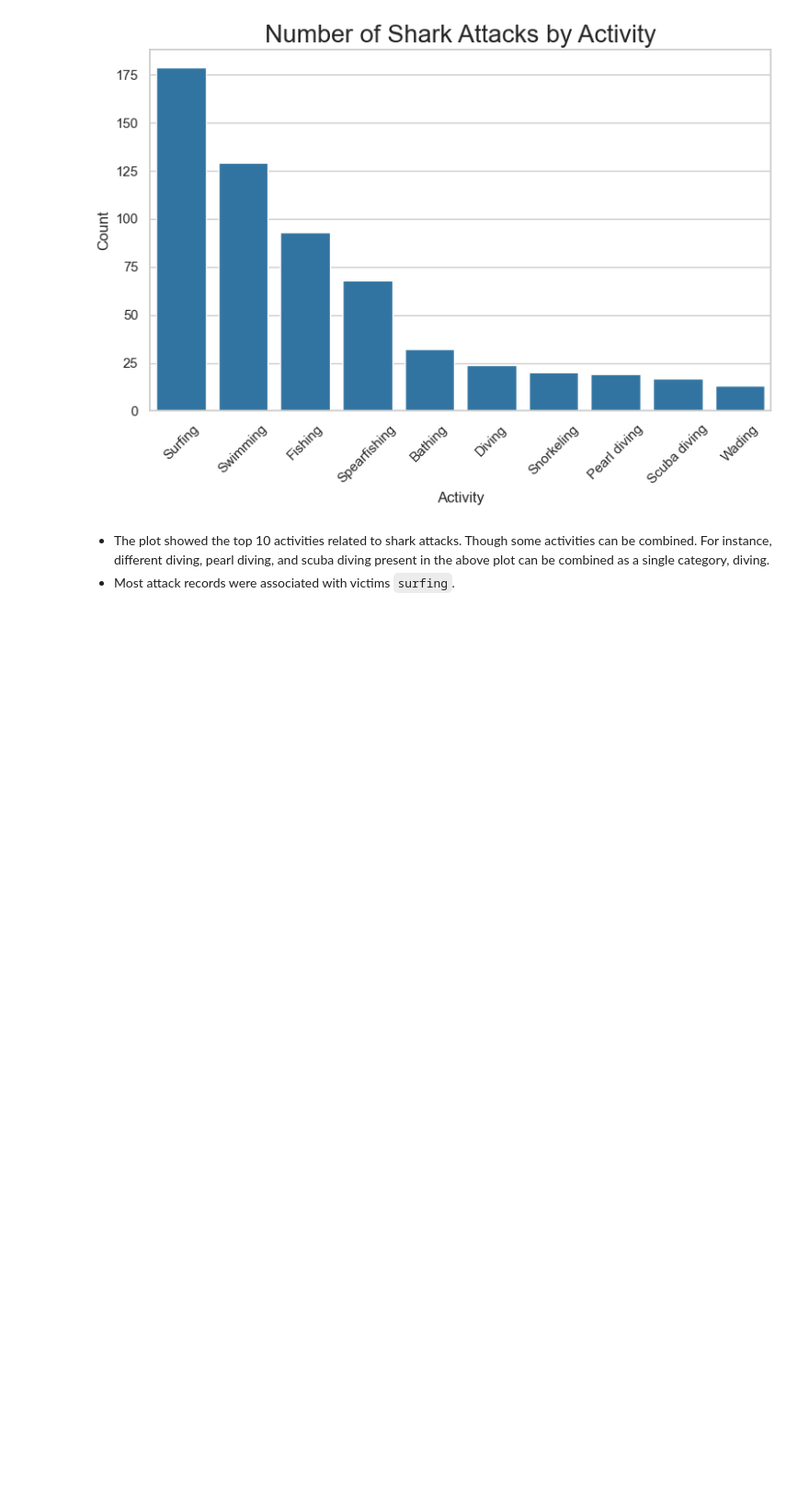
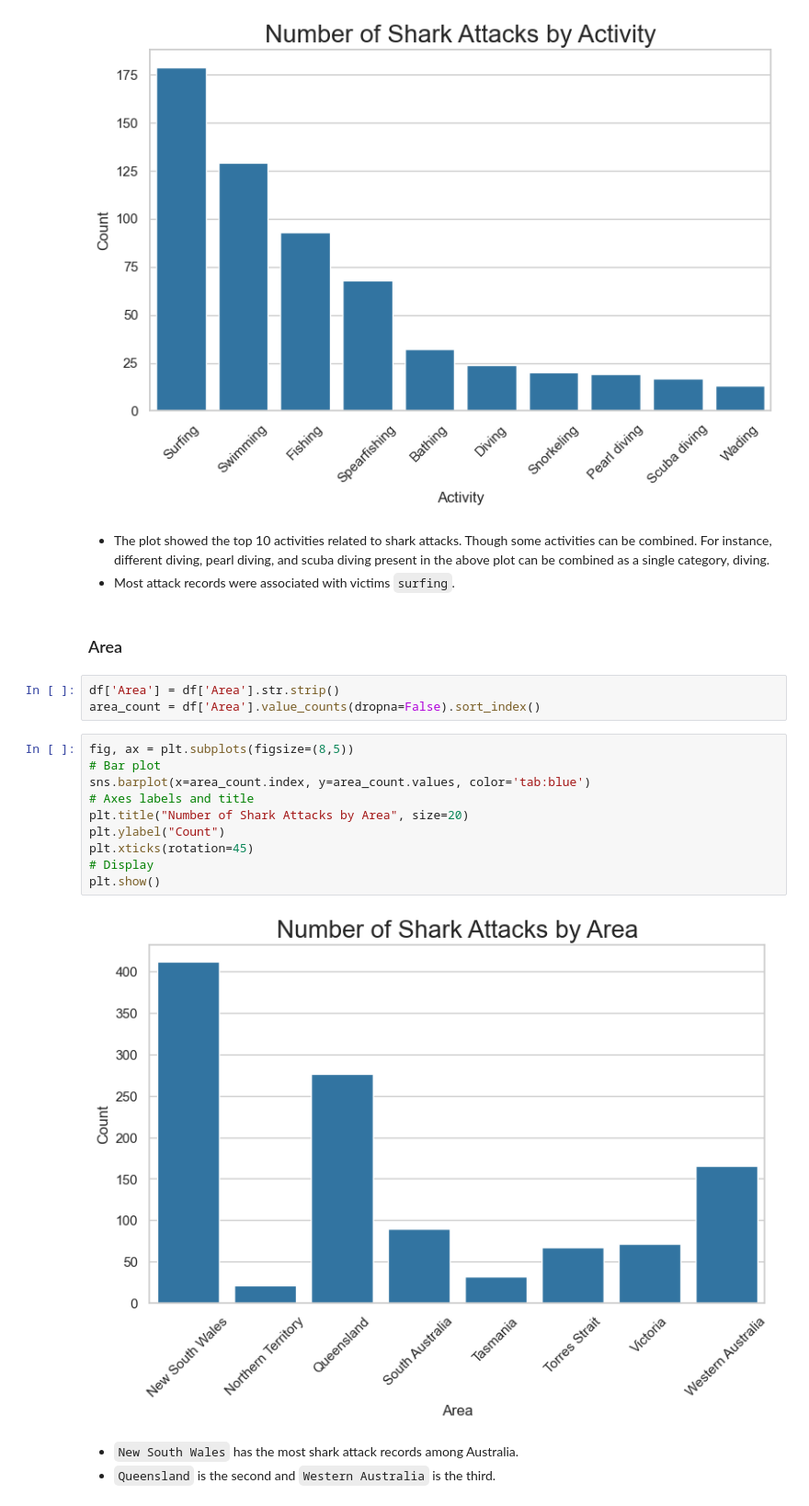
Before and after one commit to moscmh/shark, a Jupyter notebook: shark.ipynb, the cells around one changed output. Shown at 92% size. Cells and saved outputs as stored; diff of their text form; blank space fills up the shorter version.

```diff
--- a/shark.ipynb
+++ b/shark.ipynb
@@ -519,3 +519,23 @@ plt.show()
 # %% [markdown]
 * The plot showed the top 10 activities related to shark attacks. Though some activities can be combined. For instance, different diving, pearl diving, and scuba diving present in the above plot can be combined as a single category, diving.
 * Most attack records were associated with victims `surfing`.
+# %% [markdown]
+### Area
+# %%
+df['Area'] = df['Area'].str.strip()
+area_count = df['Area'].value_counts(dropna=False).sort_index()
+# %%
+fig, ax = plt.subplots(figsize=(8,5))
+# Bar plot
+sns.barplot(x=area_count.index, y=area_count.values, color='tab:blue')
+# Axes labels and title
+plt.title("Number of Shark Attacks by Area", size=20)
+plt.ylabel("Count")
+plt.xticks(rotation=45)
+# Display
+plt.show()
+# %% [output]
+[figure, added]
+# %% [markdown]
+* `New South Wales` has the most shark attack records among Australia.
+* `Queensland` is the second and `Western Australia` is the third.
```
